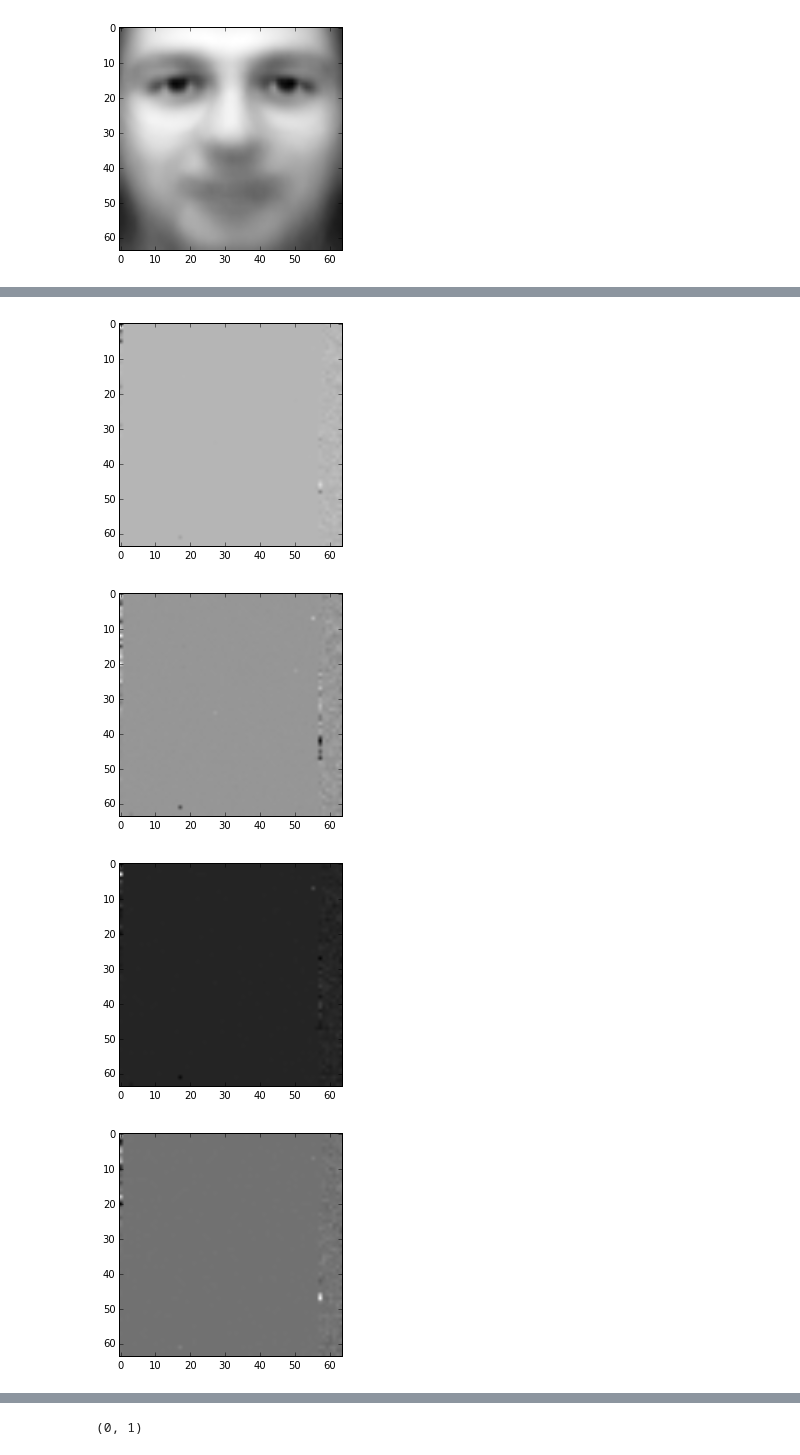
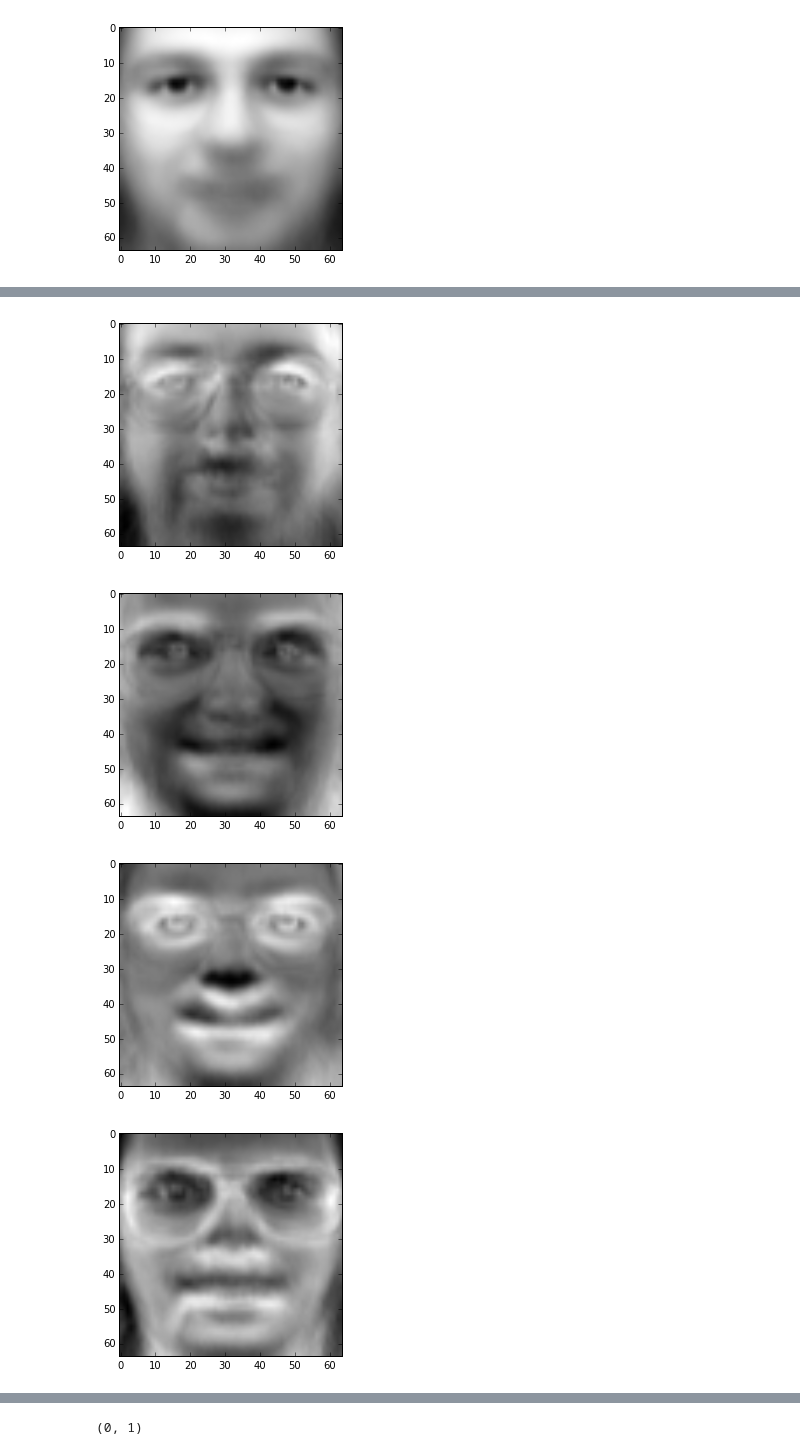
Before and after one commit to GaiYu0/ml_assignments, a Jupyter notebook: assignment7/pca.ipynb, the cells around one changed output, grey strips where cells are left out. Drawn from its saved outputs; the diff is of its cells as text; code cells hidden in the pictures.

```diff
--- a/assignment7/pca.ipynb
+++ b/assignment7/pca.ipynb
@@ -89,7 +89,7 @@ plt.imshow(mean_face,cmap=plt.cm.gray)
 
 #### Your Code Here ####
 
-centralized = faces - np.mean(faces, axis=0)
+centralized = faces - mean
 # %%
 ######### calculate the eigenvalues and eigenvectors of the covariance matrix #####################
 
@@ -111,13 +111,14 @@ centralized = faces - np.mean(faces, axis=0)
 
 covariance = np.cov(centralized, rowvar=False)
 values, V = LA.eigh(covariance)
+V = V.T
 # %%
 ########## Display the first 10 principal components ##################
 
 #### Your Code Here ####
 
-for i in range(10):
-    eig_face = np.reshape(V[i],(64,64),order='F')
+for i in range(1, 11):
+    eig_face = np.reshape(V[-i],(64,64),order='F')
     plt.figure()
     plt.imshow(eig_face,cmap=plt.cm.gray)
 # %% [output]
@@ -127,4 +128,4 @@ for i in range(10):
-[figure, old version]
+[figure, new version]
-[figure, old version]
+[figure, new version]
-[figure, old version]
+[figure, new version]
-[figure, old version]
+[figure, new version]
```
Also changed, not shown: parts of 5 cells of this notebook.
